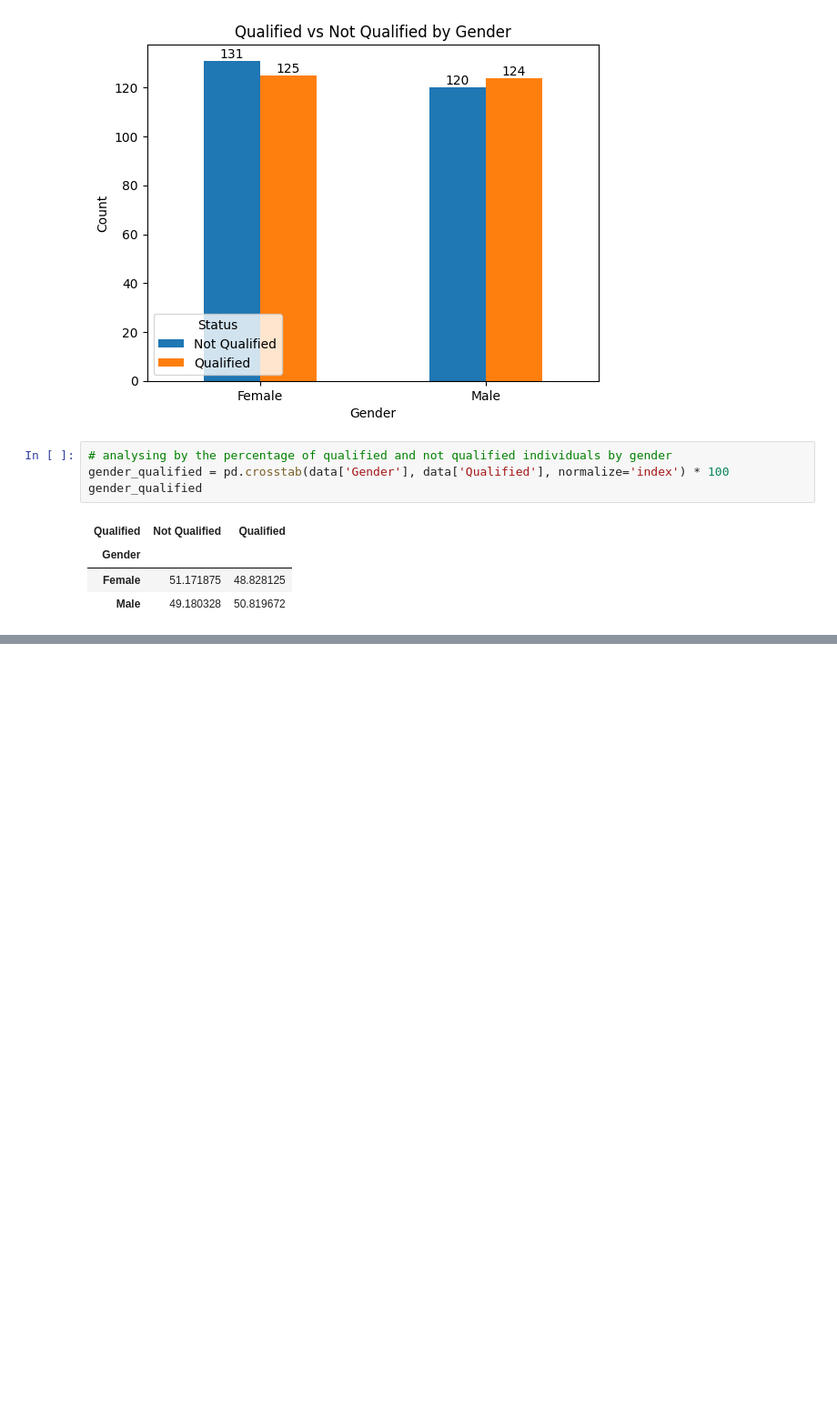
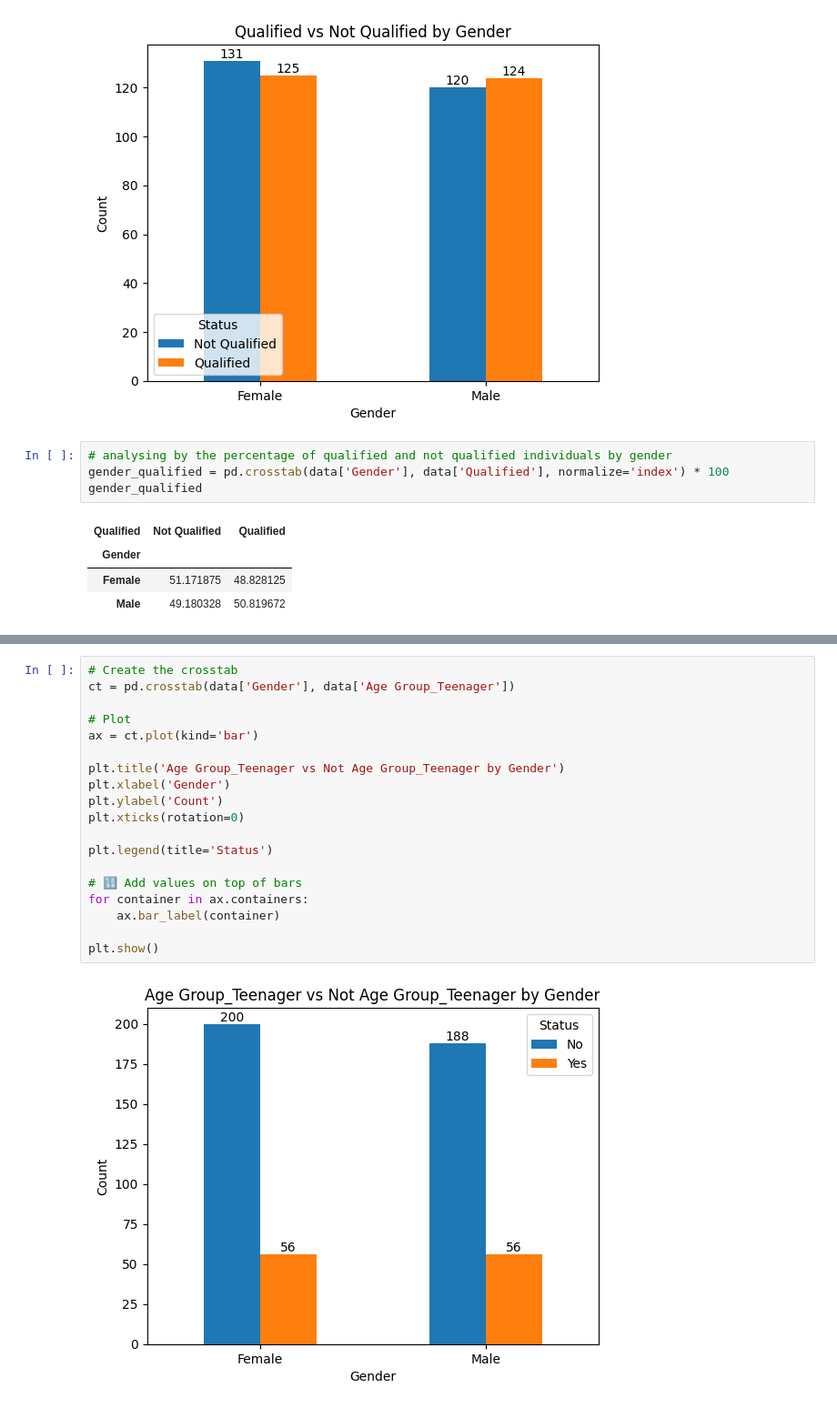
Before and after one commit to sylviaalice58/drivinglincense-, a Jupyter notebook: eda.ipynb, the cells around one changed output, grey strips where cells are left out. Shown at 91% size. Drawn from its saved outputs; the diff is of its cells as text; blank space fills up the shorter version.

```diff
--- a/eda.ipynb
+++ b/eda.ipynb
@@ -172,0 +269,21 @@ gender_qualified
+# %%
+# Create the crosstab
+ct = pd.crosstab(data['Gender'], data['Age Group_Teenager'])
+
+# Plot
+ax = ct.plot(kind='bar')
+
+plt.title('Age Group_Teenager vs Not Age Group_Teenager by Gender')
+plt.xlabel('Gender')
+plt.ylabel('Count')
+plt.xticks(rotation=0)
+
+plt.legend(title='Status')
+
+# 🔢 Add values on top of bars
+for container in ax.containers:
+    ax.bar_label(container)
+
+plt.show()
+# %% [output]
+[figure, added]
```
Also changed, not shown: parts of 11 cells of this notebook.
